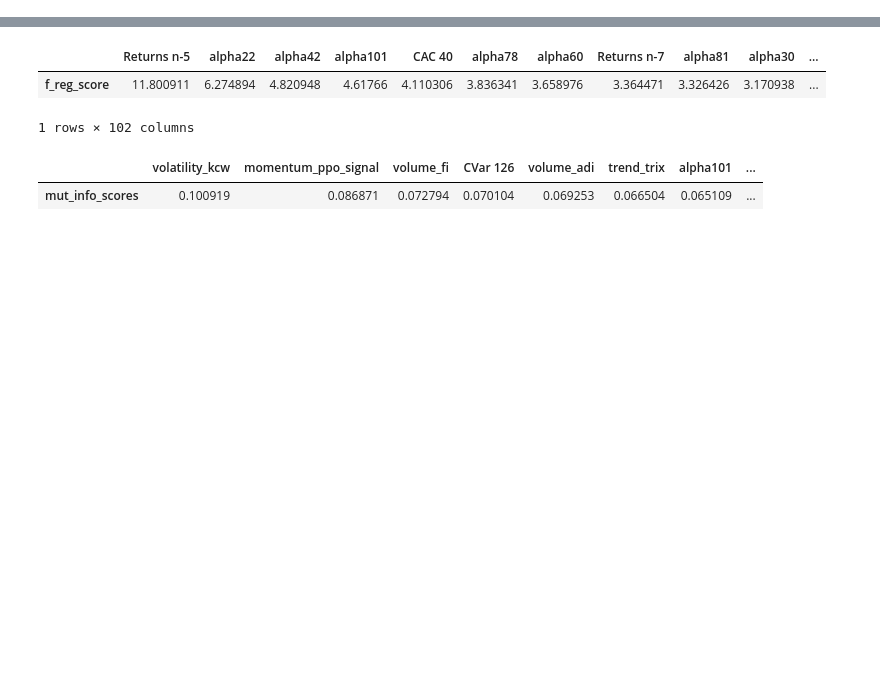
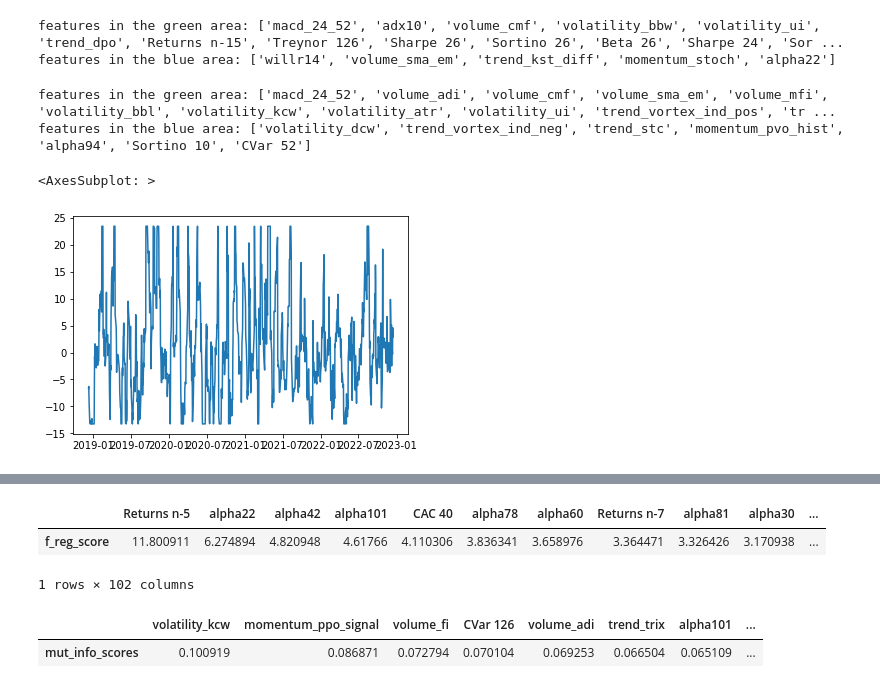
Before and after one commit to Wolvpak/ProjetFinance, a Jupyter notebook: feature selection.ipynb, the cells around one changed output, grey strips where cells are left out. Cells and saved outputs as stored; diff of their text form; code cells hidden in the pictures; blank space fills up the shorter version.

```diff
--- a/feature selection.ipynb
+++ b/feature selection.ipynb
@@ -51,0 +70,42 @@ data_scaled
+# %%
+Y = data_scaled['Sortino 16'].copy()
+X = data_scaled.drop(columns=['Sortino 16'])
+
+from boruta import BorutaPy
+from sklearn.ensemble import RandomForestRegressor
+import numpy as np
+
+forest = RandomForestRegressor()
+
+boruta = BorutaPy(estimator = forest, n_estimators = 'auto', max_iter = 100)
+boruta.fit(np.array(X), np.array(Y))
+green_area = X.columns[boruta.support_].to_list()
+blue_area = X.columns[boruta.support_weak_].to_list()
+
+
+print('features in the green area:', green_area)
+print('features in the blue area:', blue_area)
+# %% [output]
+features in the green area: ['macd_24_52', 'adx10', 'volume_cmf', 'volatility_bbw', 'volatility_ui', 'trend_dpo', 'Returns n-15', 'Treynor 126', 'Sharpe 26', 'Sortino 26', 'Beta 26', 'Sharpe 24', 'Sor ...
+features in the blue area: ['willr14', 'volume_sma_em', 'trend_kst_diff', 'momentum_stoch', 'alpha22']
+# %%
+Y = data_scaled['Sortino 18'].copy()
+X = data_scaled.drop(columns=['Sortino 18'])
+
+from boruta import BorutaPy
+from sklearn.ensemble import RandomForestRegressor
+import numpy as np
+
+forest = RandomForestRegressor()
+
+boruta = BorutaPy(estimator = forest, n_estimators = 'auto', max_iter = 100)
+boruta.fit(np.array(X), np.array(Y))
+green_area = X.columns[boruta.support_].to_list()
+blue_area = X.columns[boruta.support_weak_].to_list()
+
+
+print('features in the green area:', green_area)
+print('features in the blue area:', blue_area)
+# %% [output]
+features in the green area: ['macd_24_52', 'volume_adi', 'volume_cmf', 'volume_sma_em', 'volume_mfi', 'volatility_bbl', 'volatility_kcw', 'volatility_atr', 'volatility_ui', 'trend_vortex_ind_pos', 'tr ...
+features in the blue area: ['volatility_dcw', 'trend_vortex_ind_neg', 'trend_stc', 'momentum_pvo_hist', 'alpha94', 'Sortino 10', 'CVar 52']
@@ -51,0 +130,5 @@ data_scaled
+# %%
+data['Sortino 12'].plot()
+# %% [output]
+<AxesSubplot: >
+[figure, added]
```
Also changed, not shown: parts of 14 cells of this notebook, 46 other files.
